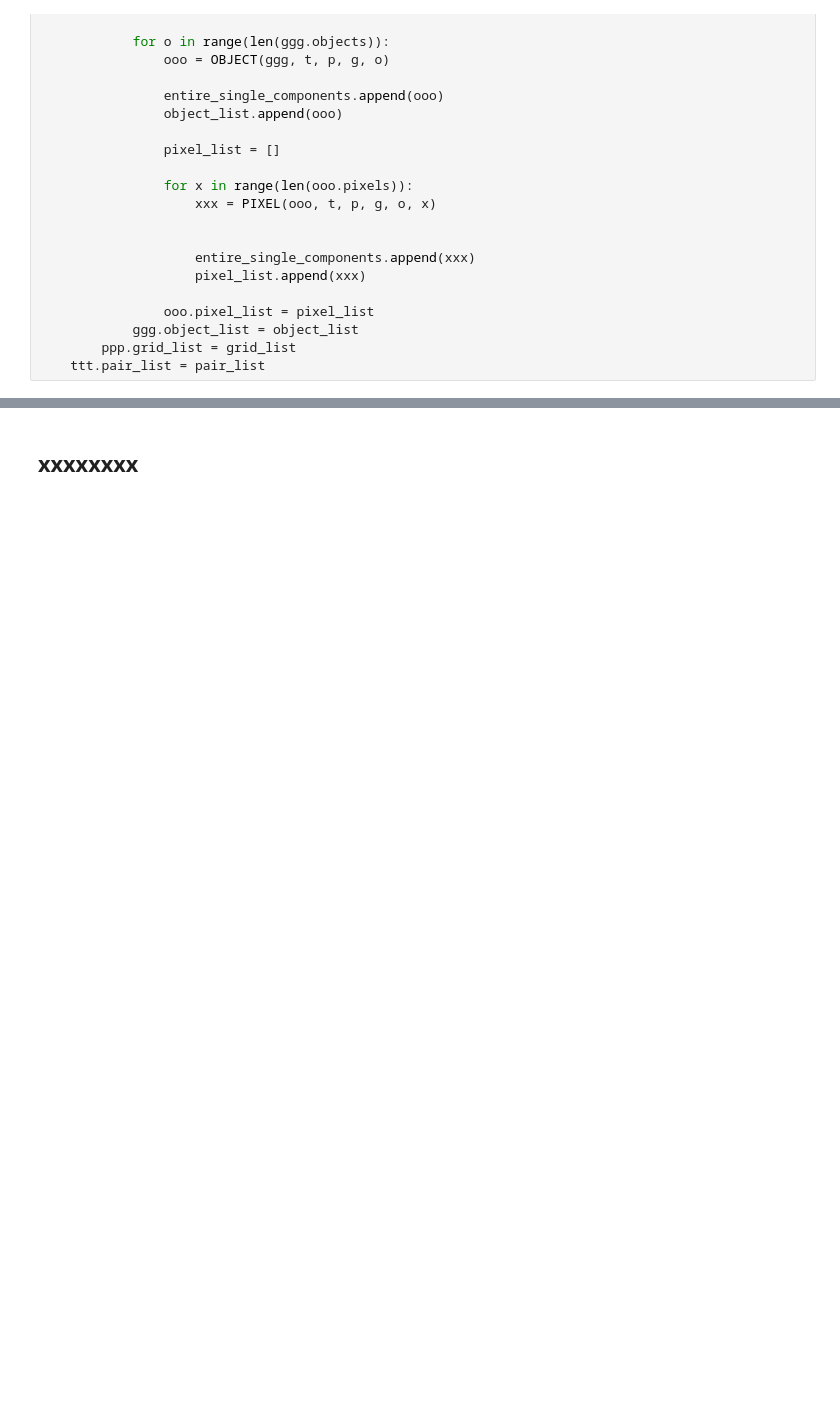
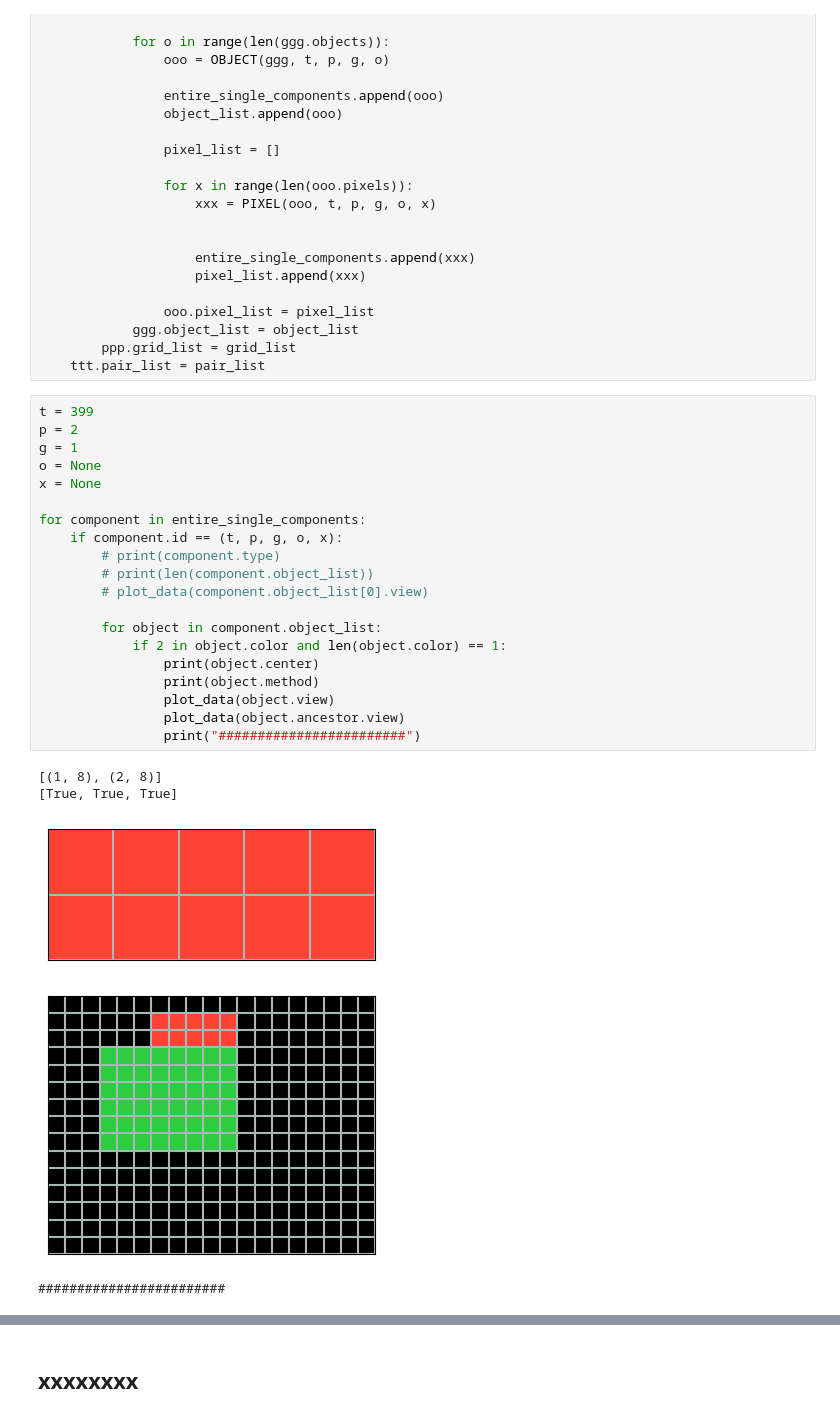
Before and after one commit to Albertree/ARC_Fundamentals, a Jupyter notebook: gggg.ipynb, the cells around one changed output, grey strips where cells are left out. Cells and saved outputs as stored; diff of their text form; blank space fills up the shorter version.

```diff
--- a/gggg.ipynb
+++ b/gggg.ipynb
@@ -122,3 +122,29 @@ for t in range(len(tasks)):
             ggg.object_list = object_list
         ppp.grid_list = grid_list
     ttt.pair_list = pair_list
+# %%
+t = 399
+p = 2
+g = 1
+o = None
+x = None
+
+for component in entire_single_components:
+    if component.id == (t, p, g, o, x):
+        # print(component.type)
+        # print(len(component.object_list))
+        # plot_data(component.object_list[0].view)
+
+        for object in component.object_list:
+            if 2 in object.color and len(object.color) == 1:
+                print(object.center)
+                print(object.method)
+                plot_data(object.view)
+                plot_data(object.ancestor.view)
+                print("########################")
+# %% [output]
+[(1, 8), (2, 8)]
+[True, True, True]
+[figure, added]
+[figure, added]
+########################
```
Also changed, not shown: parts of 2 cells of this notebook, 3 other files.
